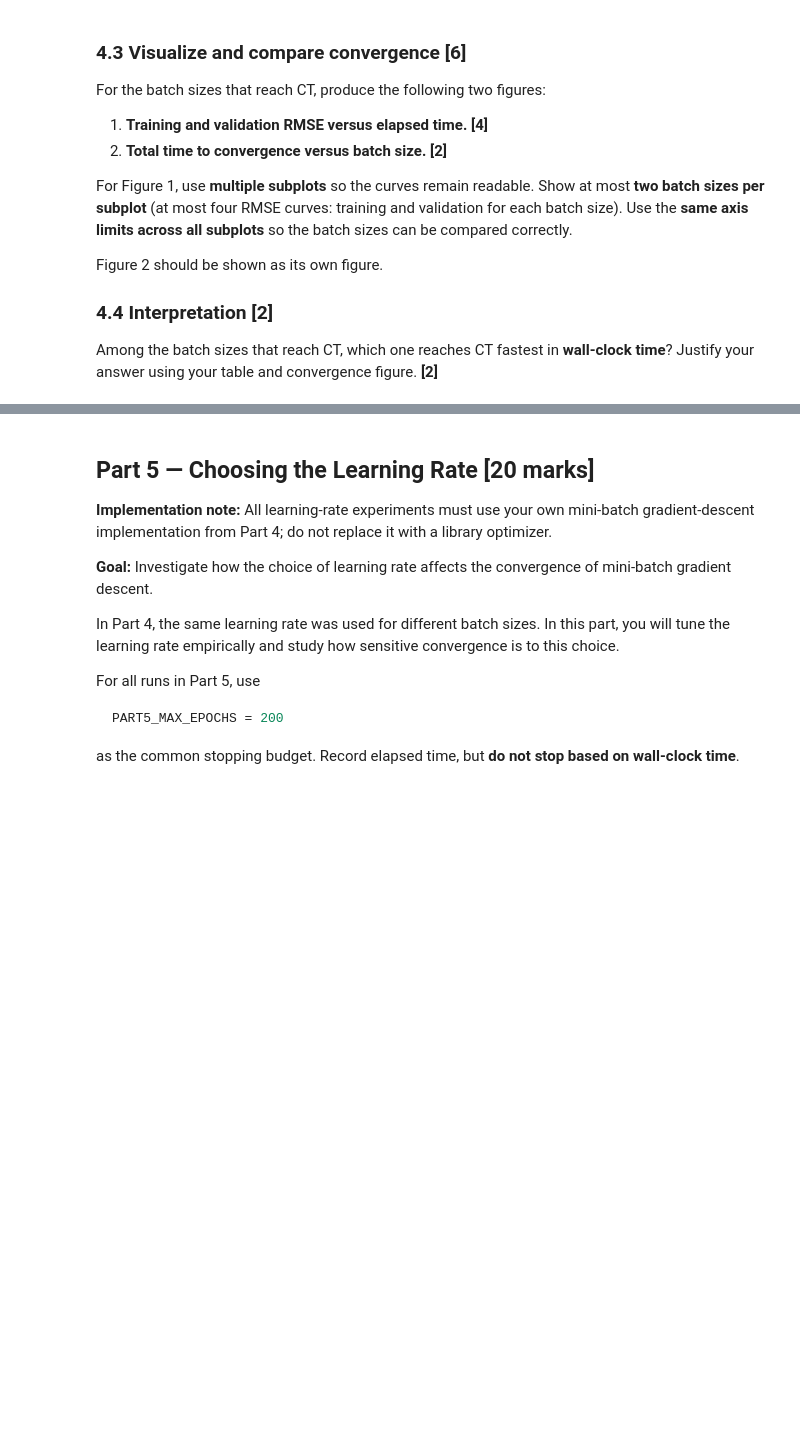
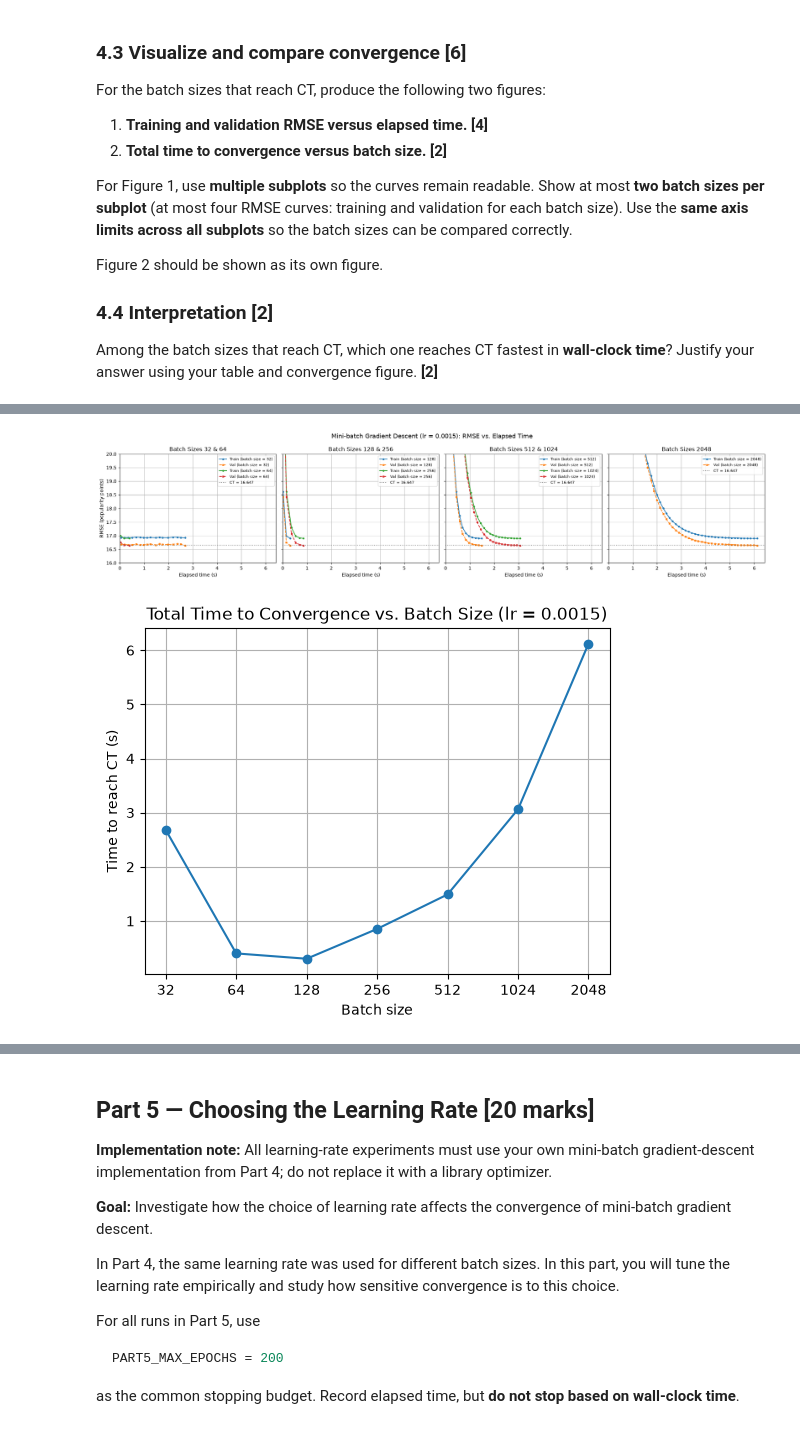
Before and after one commit to AngieCreate/MIE370_Assignment_1_Spotify_Popularity, a Jupyter notebook: Assignment_1_Spotify_Popularity-2.ipynb, the cells around one changed output, grey strips where cells are left out. Drawn from its saved outputs; the diff is of its cells as text; code cells hidden in the pictures; blank space fills up the shorter version.

Commit message:
Finished Part 4

```diff
--- a/Assignment_1_Spotify_Popularity-2.ipynb
+++ b/Assignment_1_Spotify_Popularity-2.ipynb
@@ -761,0 +895,67 @@ def mini_batch_gd(
+# %%
+# Use exactly the batch sizes in PART4_BATCH_SIZES.
+
+# For the RMSE-vs-time figure:
+# - use multiple subplots,
+# - show at most two batch sizes per subplot,
+# - keep common axis limits across all subplots.
+
+# Plot total time to convergence versus batch size in a separate figure.
+
+# YOUR CODE HERE: batch-size sweep, results table, and the two required figures.
+
+# 4.3 Visualize and Compare Convergence
+# Identify which batch sizes converged (CT reached) and which did not.
+# Remember the runs dictionary contains -> batch: {theta, train_history, val_history, time_history, stop_reason}
+converged_bs = [b for b in PART4_BATCH_SIZES if runs[b]["stop_reason"] == "CT reached"]
+
+# Figure 1: Training and Validation RMSE vs. Elapsed Time (for each batch size)
+# At most two batch sizes per subplot
+pair_plot = [converged_bs[i:i + 2] for i in range(0, len(converged_bs), 2)]
+
+# Adding the axis limits across all subplots (for consistency)
+x_max = max(runs[b]["time_history"][-1] for b in converged_bs) * 1.05 # 5% more than max time
+y_min = 16 # Know because of the table of results I made in 4.2 (final_val_RMSE column)
+y_max = 20 # Changed to 20 so it's easier to see the plot
+# y_max = max(runs[b]["val_history"][0] for b in converged_bs) * 1.05 # 5% more than max initial validation RMSE
+
+# Configure the subplots
+fig, axes = plt.subplots(1, len(pair_plot), figsize=(5 * len(pair_plot), 4.5),
+                         sharex=True, sharey=True, squeeze=False)
+
+# Run plots
+for ax, pair in zip(axes[0], pair_plot):
+    for b in pair:
+        ax.plot(runs[b]["time_history"], runs[b]["train_history"], marker="o", markersize=3,
+                label=f"Train (batch size = {b})")
+        ax.plot(runs[b]["time_history"], runs[b]["val_history"], marker="s", markersize=3,
+                linestyle="--", label=f"Val (batch size = {b})")
+    ax.axhline(CT, color="gray", linestyle=":", label=f"CT = {CT:.3f}")
+    ax.set_xlim(0, x_max)
+    ax.set_ylim(y_min, y_max)
+    ax.set_xlabel("Elapsed time (s)")
+    ax.set_title("Batch Sizes " + " & ".join(str(b) for b in pair))
+    ax.grid(True)
+    ax.legend(fontsize=8)
+
+# Show the plots
+axes[0][0].set_ylabel("RMSE (popularity points)")
+fig.suptitle(f"Mini-batch Gradient Descent (lr = {PART4_LEARNING_RATE}): RMSE vs. Elapsed Time", fontsize=13)
+plt.tight_layout()
+plt.show()
+
+
+
+# Figure 2: Total Time to Convergence vs. Batch Size (16 not shown since it did not converge)
+plt.figure(figsize=(6, 4.5))
+plt.plot(converged_bs, [runs[b]["time_history"][-1] for b in converged_bs], marker="o")
+plt.xscale("log", base=2)
+plt.xticks(converged_bs, [str(b) for b in converged_bs])
+plt.xlabel("Batch size")
+plt.ylabel("Time to reach CT (s)")
+plt.title(f"Total Time to Convergence vs. Batch Size (lr = {PART4_LEARNING_RATE})")
+plt.grid(True)
+plt.show()
+# %% [output]
+[figure, added]
+[figure, added]
```
Also changed, not shown: parts of 8 cells of this notebook.
